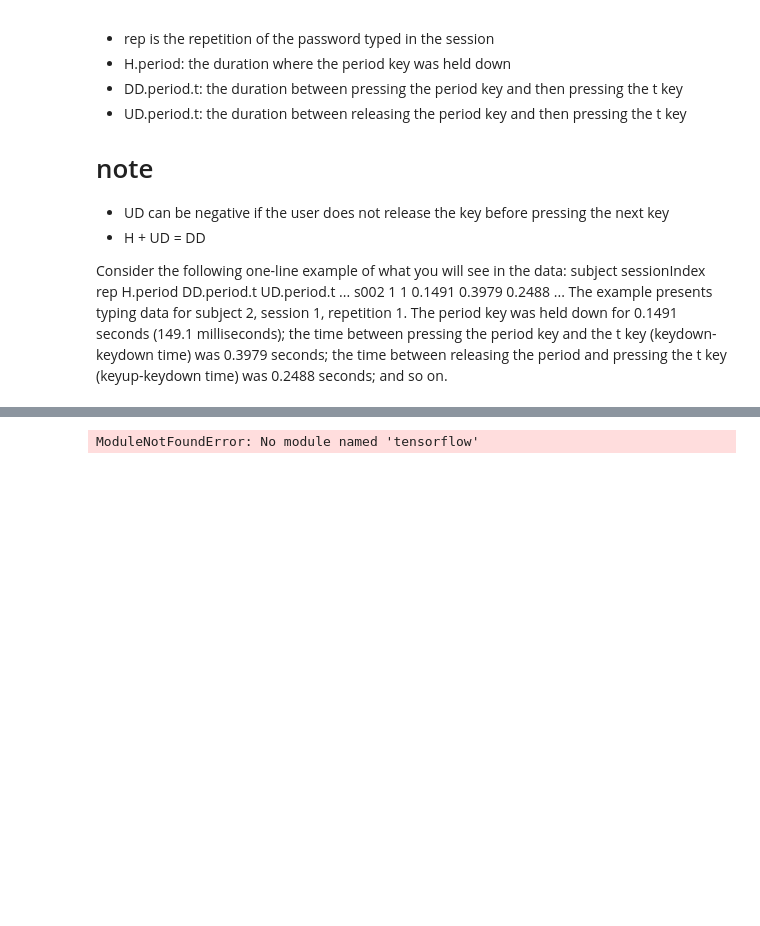
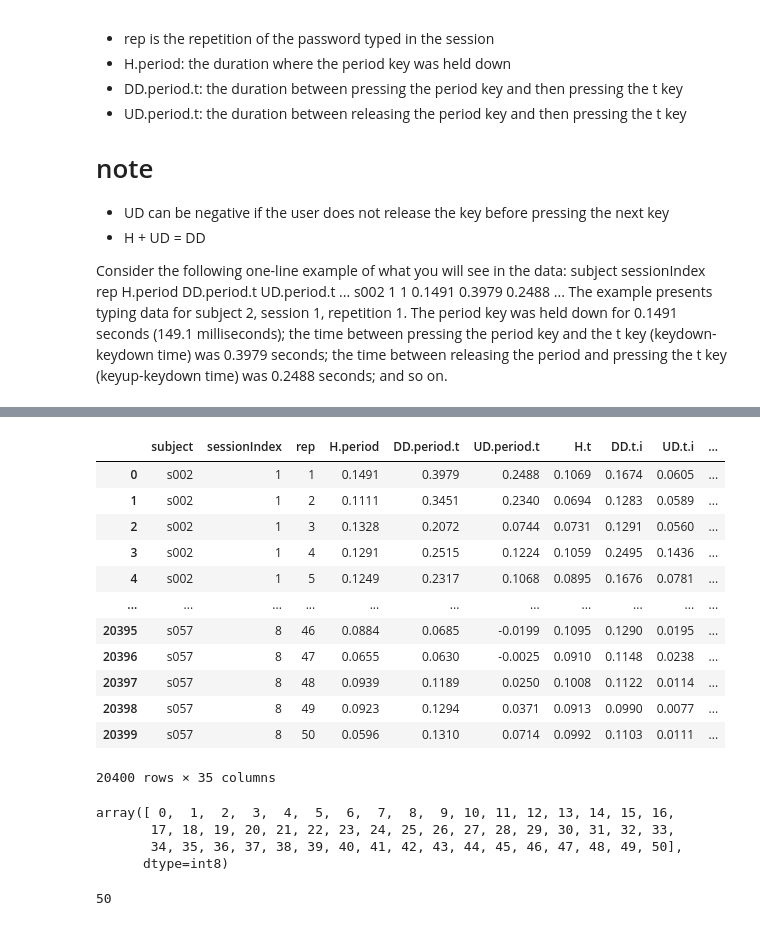
Before and after one commit to JoelPoah/KeystrokeBio, a Jupyter notebook: keystroke.ipynb, the cells around one changed output, grey strips where cells are left out. Cells and saved outputs as stored; diff of their text form; code cells hidden in the pictures; blank space fills up the shorter version.

```diff
--- a/keystroke.ipynb
+++ b/keystroke.ipynb
@@ -75,3 +83,30 @@ df['subject'].unique()
+# %%
+# convert the subject column to a id column with numbers
+df['subject'] = df['subject'].astype('category')
+df['id'] = df['subject'].cat.codes
+# %%
+df
+# %% [output]
+|  | subject | sessionIndex | rep | H.period | DD.period.t | UD.period.t | H.t | DD.t.i | UD.t.i | ... |
+| 0 | s002 | 1 | 1 | 0.1491 | 0.3979 | 0.2488 | 0.1069 | 0.1674 | 0.0605 | ... |
+| 1 | s002 | 1 | 2 | 0.1111 | 0.3451 | 0.2340 | 0.0694 | 0.1283 | 0.0589 | ... |
+| 2 | s002 | 1 | 3 | 0.1328 | 0.2072 | 0.0744 | 0.0731 | 0.1291 | 0.0560 | ... |
+| 3 | s002 | 1 | 4 | 0.1291 | 0.2515 | 0.1224 | 0.1059 | 0.2495 | 0.1436 | ... |
+| 4 | s002 | 1 | 5 | 0.1249 | 0.2317 | 0.1068 | 0.0895 | 0.1676 | 0.0781 | ... |
+| ... | ... | ... | ... | ... | ... | ... | ... | ... | ... | ... |
+| 20395 | s057 | 8 | 46 | 0.0884 | 0.0685 | -0.0199 | 0.1095 | 0.1290 | 0.0195 | ... |
+| 20396 | s057 | 8 | 47 | 0.0655 | 0.0630 | -0.0025 | 0.0910 | 0.1148 | 0.0238 | ... |
+| 20397 | s057 | 8 | 48 | 0.0939 | 0.1189 | 0.0250 | 0.1008 | 0.1122 | 0.0114 | ... |
+| 20398 | s057 | 8 | 49 | 0.0923 | 0.1294 | 0.0371 | 0.0913 | 0.0990 | 0.0077 | ... |
+| 20399 | s057 | 8 | 50 | 0.0596 | 0.1310 | 0.0714 | 0.0992 | 0.1103 | 0.0111 | ... |
+20400 rows × 35 columns
+# %%
+df['id'].unique()
+# %% [output]
+array([ 0,  1,  2,  3,  4,  5,  6,  7,  8,  9, 10, 11, 12, 13, 14, 15, 16,
+       17, 18, 19, 20, 21, 22, 23, 24, 25, 26, 27, 28, 29, 30, 31, 32, 33,
+       34, 35, 36, 37, 38, 39, 40, 41, 42, 43, 44, 45, 46, 47, 48, 49, 50],
+      dtype=int8)
 # %%
 import tensorflow as tf
 from tensorflow import keras
@@ -81,17 +116,16 @@ from sklearn.model_selection import train_test_split
 
 # Split the data into training and testing sets
 
-X = df.drop(['subject'],axis=1)
-y = df['subject']
-
-# label encoding of subject column
-from sklearn.preprocessing import LabelEncoder
-le = LabelEncoder()
-y = le.fit_transform(y)
+X = df.drop(['subject','id'],axis=1)
+y = df['id']
 
 
-X_train, X_test, y_train, y_test = train_test_split(X, y, test_size=0.2, random_state=42)
+
+X_train, X_test, y_train, y_test = train_test_split(X, y, test_size=0.2, random_state=42, stratify=y)
+X_train, X_val, y_train, y_val = train_test_split(X_train, y_train, test_size=0.2, random_state=42, stratify=y_train)
-# %% [output]
-ModuleNotFoundError: No module named 'tensorflow'
+# %%
+max(y)
+# %% [output]
+50
 # %%
 y
```
Also changed, not shown: parts of 10 cells of this notebook.
